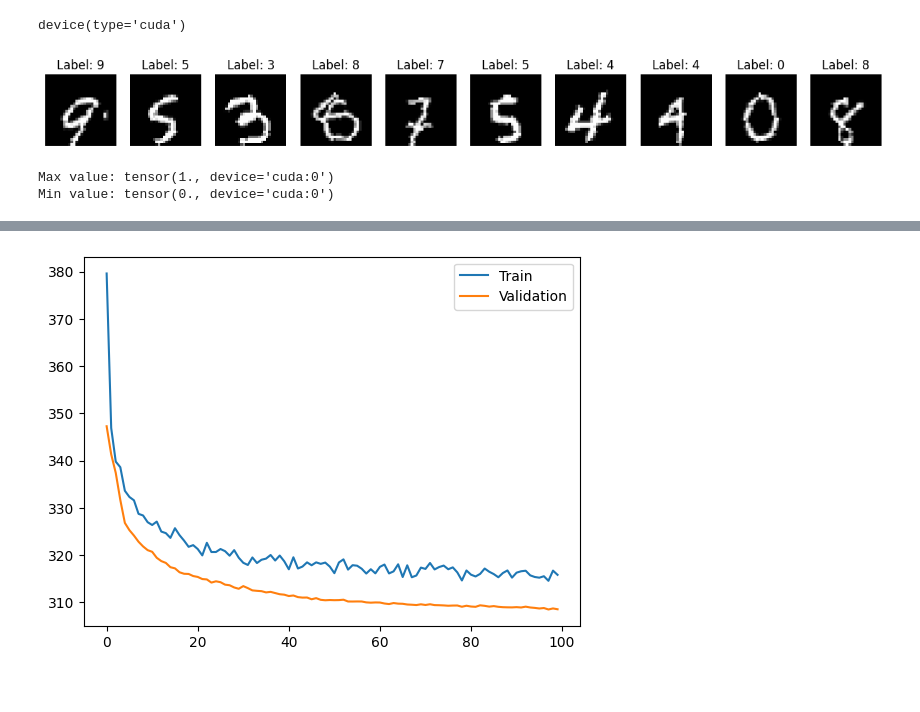
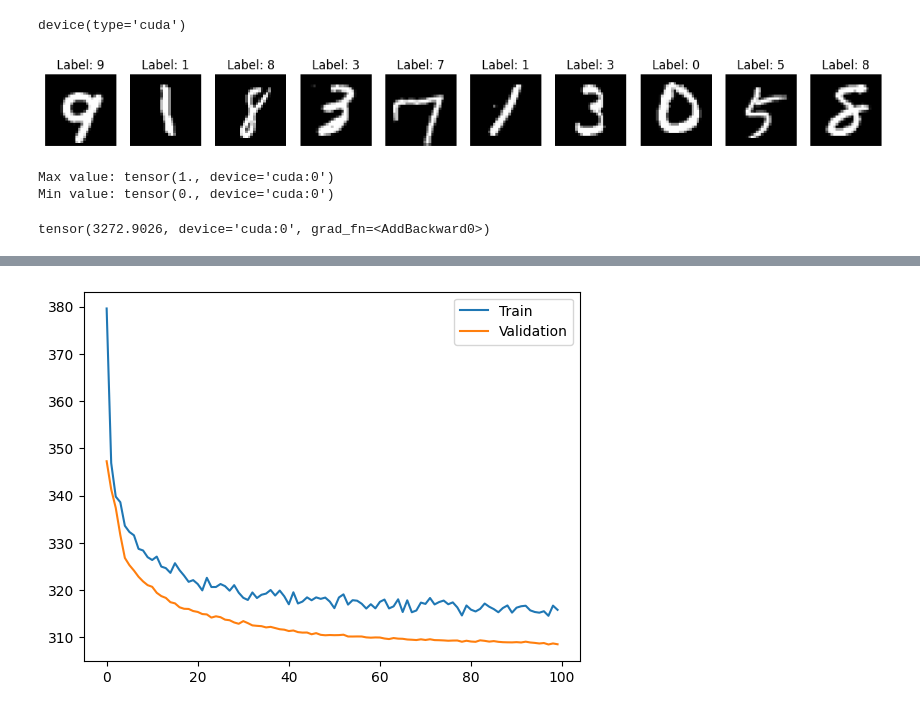
Before and after one commit to joeagriffith/ml-learning, a Jupyter notebook: Deep_Learning/VAEs/mnist_vae.ipynb, the cells around one changed output, grey strips where cells are left out. Cells and saved outputs as stored; diff of their text form; code cells hidden in the pictures.

```diff
--- a/Deep_Learning/VAEs/mnist_vae.ipynb
+++ b/Deep_Learning/VAEs/mnist_vae.ipynb
@@ -32,36 +32,36 @@ class TanhTransform(object):
 
 train_transform = transforms.Compose([
     transforms.ToTensor(),
-    transforms.RandomAffine(degrees=10, translate=(0.1, 0.1), scale=(0.9, 1.1)),
+    # transforms.RandomAffine(degrees=10, translate=(0.1, 0.1), scale=(0.9, 1.1)),
     # transforms.Normalize((0.1307,), (0.3081,)),
     # SigmoidTransform(),
     # TanhTransform(),
 ])
 val_transform = transforms.Compose([
     transforms.ToTensor(),
     # transforms.Normalize((0.1307,), (0.3081,)),
     # SigmoidTransform(),
     # TanhTransform()
 ])
 
 train_set = PreloadedDataset.from_dataset(train_set, train_transform, device)
 val_set = PreloadedDataset.from_dataset(val_set, val_transform, device)
 test_set = PreloadedDataset.from_dataset(t_dataset, val_transform, device)
 
 # Show example images
 fig, axes = plt.subplots(1, 10, figsize=(15,5))
 for i, ax in enumerate(axes):
     img, label = train_set[i]
     ax.imshow(img.squeeze().cpu(), cmap='gray')
     ax.set_title(f"Label: {label}")
     ax.axis('off')
 plt.show()
 
 # print max and min values
 print('Max value:', train_set.transformed_images.max())
 print('Min value:', train_set.transformed_images.min())
 # %% [output]
-[figure, old version]
+[figure, new version]
 Max value: tensor(1., device='cuda:0')
 Min value: tensor(0., device='cuda:0')
 # %%
@@ -180,3 +178,12 @@ model = VAE().to(device)
+# %%
+torch.manual_seed(42)
+model = VAE().to(device)
+x = torch.randn(6, 784).to(device)
+x_hat, mu, log_var = model(x)
+loss = loss_fn(x_hat, x, mu, log_var)
+loss
+# %% [output]
+tensor(3272.9026, device='cuda:0', grad_fn=<AddBackward0>)
 # %%
 LR = 0.001
 optimizer = torch.optim.AdamW(model.parameters(), lr=LR)
```
Also changed, not shown: parts of 4 cells of this notebook, 40 other files.
